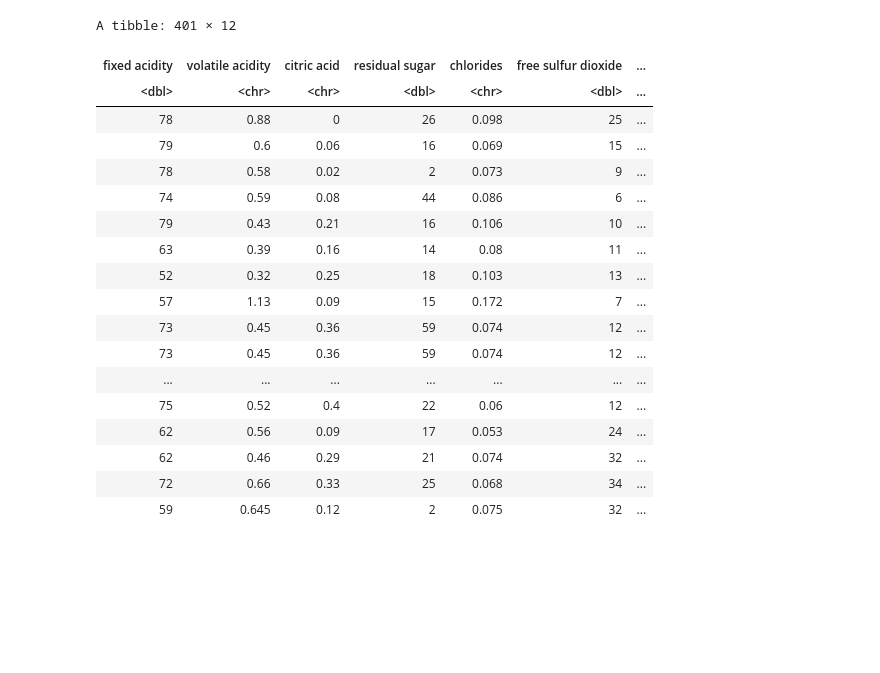
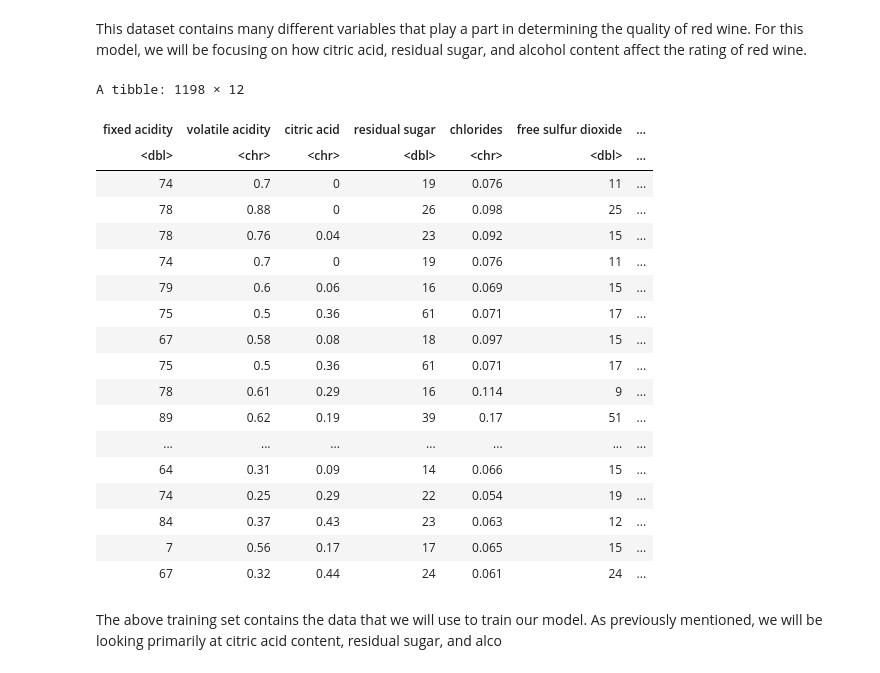
Before and after one commit to trushaan/f1_project_dsci100_163, a Jupyter notebook: proposal.ipynb, the cells around one changed output. Saved outputs shown, nothing was run; the diff lists cells and outputs as text; code cells hidden in the pictures; blank space fills up the shorter version.

```diff
--- a/proposal.ipynb
+++ b/proposal.ipynb
@@ -46,25 +61,29 @@ A spec_tbl_df: 1599 × 12
+# %% [markdown]
+This dataset contains many different variables that play a part in determining the quality of red wine. For this model, we will be focusing on how citric acid, residual sugar, and alcohol content affect the rating of red wine.
 # %%
 red_split<-initial_split(red, prop=0.75, strata=quality)
 red_train<-training(red_split)
 red_test<-testing(red_split)
-red_test
+red_train
 # %% [output]
-A tibble: 401 × 12
+A tibble: 1198 × 12
 | fixed acidity | volatile acidity | citric acid | residual sugar | chlorides | free sulfur dioxide | ... |
 | <dbl> | <chr> | <chr> | <dbl> | <chr> | <dbl> | ... |
+| 74 | 0.7 | 0 | 19 | 0.076 | 11 | ... |
 | 78 | 0.88 | 0 | 26 | 0.098 | 25 | ... |
+| 78 | 0.76 | 0.04 | 23 | 0.092 | 15 | ... |
+| 74 | 0.7 | 0 | 19 | 0.076 | 11 | ... |
 | 79 | 0.6 | 0.06 | 16 | 0.069 | 15 | ... |
-| 78 | 0.58 | 0.02 | 2 | 0.073 | 9 | ... |
-| 74 | 0.59 | 0.08 | 44 | 0.086 | 6 | ... |
-| 79 | 0.43 | 0.21 | 16 | 0.106 | 10 | ... |
-| 63 | 0.39 | 0.16 | 14 | 0.08 | 11 | ... |
-| 52 | 0.32 | 0.25 | 18 | 0.103 | 13 | ... |
-| 57 | 1.13 | 0.09 | 15 | 0.172 | 7 | ... |
-| 73 | 0.45 | 0.36 | 59 | 0.074 | 12 | ... |
-| 73 | 0.45 | 0.36 | 59 | 0.074 | 12 | ... |
+| 75 | 0.5 | 0.36 | 61 | 0.071 | 17 | ... |
+| 67 | 0.58 | 0.08 | 18 | 0.097 | 15 | ... |
+| 75 | 0.5 | 0.36 | 61 | 0.071 | 17 | ... |
+| 78 | 0.61 | 0.29 | 16 | 0.114 | 9 | ... |
+| 89 | 0.62 | 0.19 | 39 | 0.17 | 51 | ... |
 | ... | ... | ... | ... | ... | ... | ... |
-| 75 | 0.52 | 0.4 | 22 | 0.06 | 12 | ... |
-| 62 | 0.56 | 0.09 | 17 | 0.053 | 24 | ... |
-| 62 | 0.46 | 0.29 | 21 | 0.074 | 32 | ... |
-| 72 | 0.66 | 0.33 | 25 | 0.068 | 34 | ... |
-| 59 | 0.645 | 0.12 | 2 | 0.075 | 32 | ... |
+| 64 | 0.31 | 0.09 | 14 | 0.066 | 15 | ... |
+| 74 | 0.25 | 0.29 | 22 | 0.054 | 19 | ... |
+| 84 | 0.37 | 0.43 | 23 | 0.063 | 12 | ... |
+| 7 | 0.56 | 0.17 | 17 | 0.065 | 15 | ... |
+| 67 | 0.32 | 0.44 | 24 | 0.061 | 24 | ... |
+# %% [markdown]
+The above training set contains the data that we will use to train our model. As previously mentioned, we will be looking primarily at citric acid content, residual sugar, and alco
```
Also changed, not shown: parts of 4 cells of this notebook.
